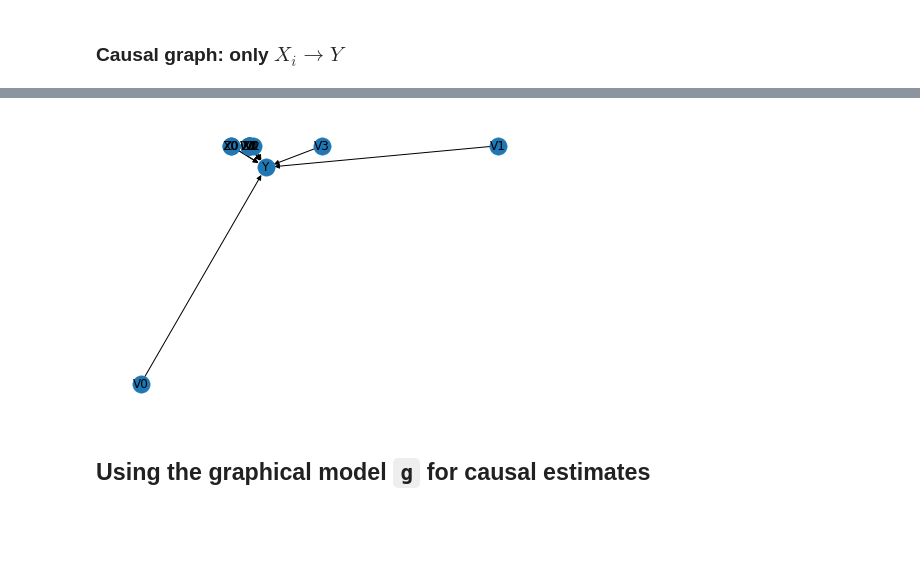
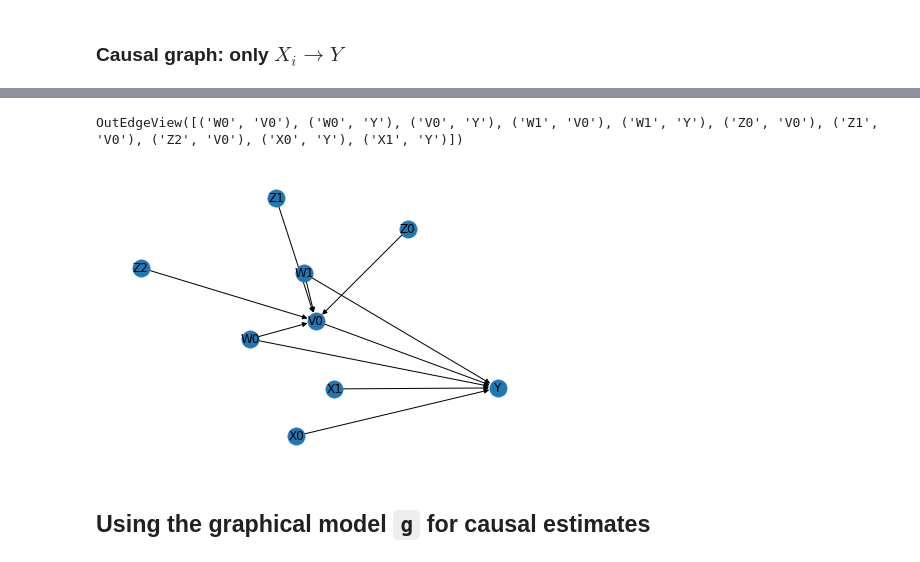
Before and after one commit to eschmidt42/bcg, a Jupyter notebook: notebooks/01_basics_v2.ipynb, the cells around one changed output, grey strips where cells are left out. Cells and saved outputs as stored; diff of their text form; code cells hidden in the pictures; blank space fills up the shorter version.

Commit message:
added graph generation for messy linear model

```diff
--- a/notebooks/01_basics_v2.ipynb
+++ b/notebooks/01_basics_v2.ipynb
@@ -143,7 +149,8 @@ n = 1000
 n_common_causes = 2
 n_instruments = 3
 n_eff_mods = 2
-n_treatments = 4
+n_treatments = 1
+beta = 1  # max random value
 # %%
 #export
 def initialize(self, rv_mean:stats.rv_continuous, rv_mean_kwargs:dict):
@@ -321,7 +328,6 @@ Treatments.generate = generate
 Treatments.get_obs = get_obs
 # %%
 %%time
-beta = 10  # max random value
 treat = Treatments.get_obs(n, n_treatments, cc, ins, beta)
 treat.obs.head()
 # %% [output]
@@ -679,0 +698,2 @@ g = gg.get_only_Xi_to_Y(); g
+# %%
+g = gg.get_Xi_to_Y_with_ccs_and_such()
@@ -684,8 +710,12 @@ def vis_g(self, g:nx.DiGraph): nx.draw_spectral(g, with_labels=True)
 GraphGenerator.vis_g = vis_g
+# %%
+g.edges
+# %% [output]
+OutEdgeView([('W0', 'V0'), ('W0', 'Y'), ('V0', 'Y'), ('W1', 'V0'), ('W1', 'Y'), ('Z0', 'V0'), ('Z1', 'V0'), ('Z2', 'V0'), ('X0', 'Y'), ('X1', 'Y')])
 # %%
-gg.vis_g(g)
+gg.vis_g(g, kind='spiral')
 # %% [output]
-[figure, old version]
+[figure, new version]
 # %% [markdown]
 ## Using the graphical model `g` for causal estimates
 # %% [markdown]
```
Also changed, not shown: parts of 30 cells of this notebook.
